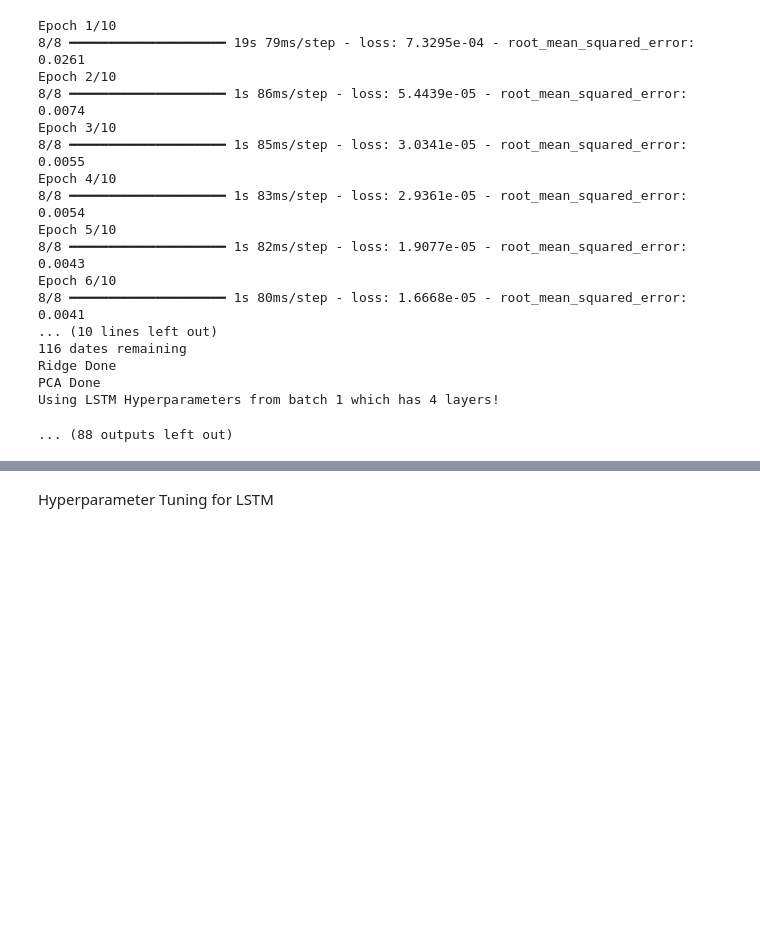
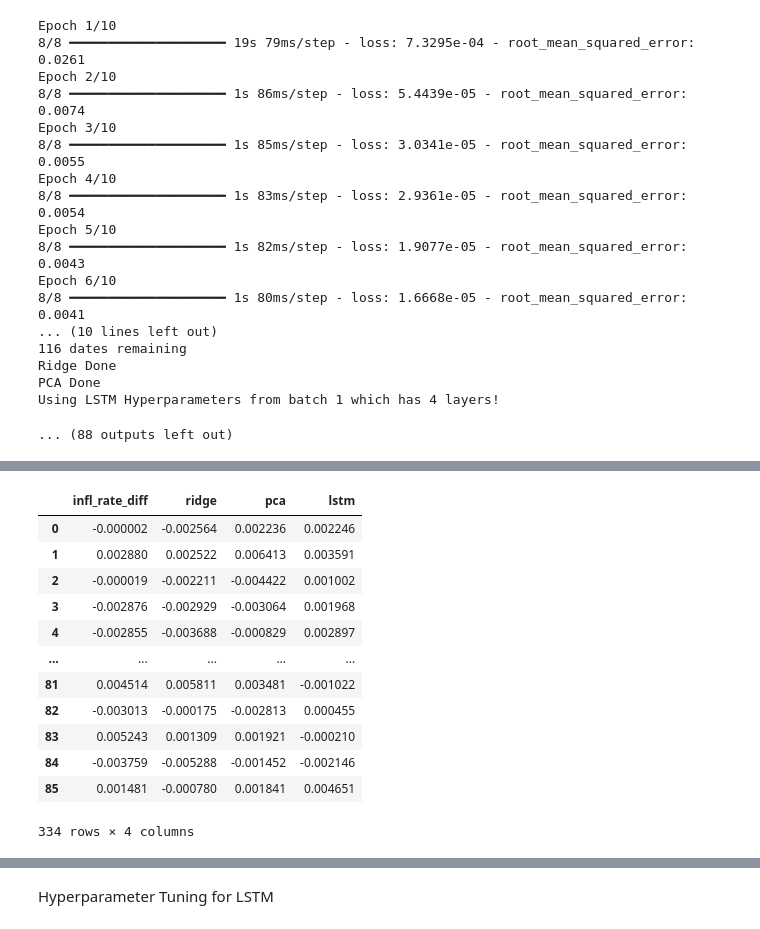
Before and after one commit to willafred/fe5213-cpi-forecasting, a Jupyter notebook: scripts/models_ml.ipynb, the cells around one changed output, grey strips where cells are left out. Drawn from its saved outputs; the diff is of its cells as text; code cells hidden in the pictures; blank space fills up the shorter version.

```diff
--- a/scripts/models_ml.ipynb
+++ b/scripts/models_ml.ipynb
@@ -567,3 +720,15 @@ Using LSTM Hyperparameters from batch 1 which has 4 layers!
 ... (88 outputs left out)
 # %%
 us_results.to_csv("us_results.csv")
+# %%
+uk_results_until_last85 = overall_function_pt1("../data/UK_consolidated_df.csv",
+                     outcome_var = "infl_rate_diff",
+                     lag_dict= uk_optimal_lags,
+                     horizon_num = 1, window_length=120,
+                     lstm_hyperparam_dict=lstm_hyperparams_dict_healthcare_uk)
+
+uk_results_second_half = overall_function_pt2("../data/UK_consolidated_df.csv",
+                     outcome_var = "infl_rate_diff",
+                     lag_dict= uk_optimal_lags,
+                     horizon_num = 1, window_length=120,
+                     lstm_hyperparam_dict=lstm_hyperparams_dict_healthcare_uk)
@@ -569,0 +809,19 @@ us_results.to_csv("us_results.csv")
+# %%
+uk_results = pd.concat([uk_results_until_last85, uk_results_second_half], axis =0)
+uk_results.to_csv("uk_results.csv")
+# %%
+uk_results
+# %% [output]
+|  | infl_rate_diff | ridge | pca | lstm |
+| 0 | -0.000002 | -0.002564 | 0.002236 | 0.002246 |
+| 1 | 0.002880 | 0.002522 | 0.006413 | 0.003591 |
+| 2 | -0.000019 | -0.002211 | -0.004422 | 0.001002 |
+| 3 | -0.002876 | -0.002929 | -0.003064 | 0.001968 |
+| 4 | -0.002855 | -0.003688 | -0.000829 | 0.002897 |
+| ... | ... | ... | ... | ... |
+| 81 | 0.004514 | 0.005811 | 0.003481 | -0.001022 |
+| 82 | -0.003013 | -0.000175 | -0.002813 | 0.000455 |
+| 83 | 0.005243 | 0.001309 | 0.001921 | -0.000210 |
+| 84 | -0.003759 | -0.005288 | -0.001452 | -0.002146 |
+| 85 | 0.001481 | -0.000780 | 0.001841 | 0.004651 |
+334 rows × 4 columns
```
Also changed, not shown: parts of 5 cells of this notebook, 4 other files.
